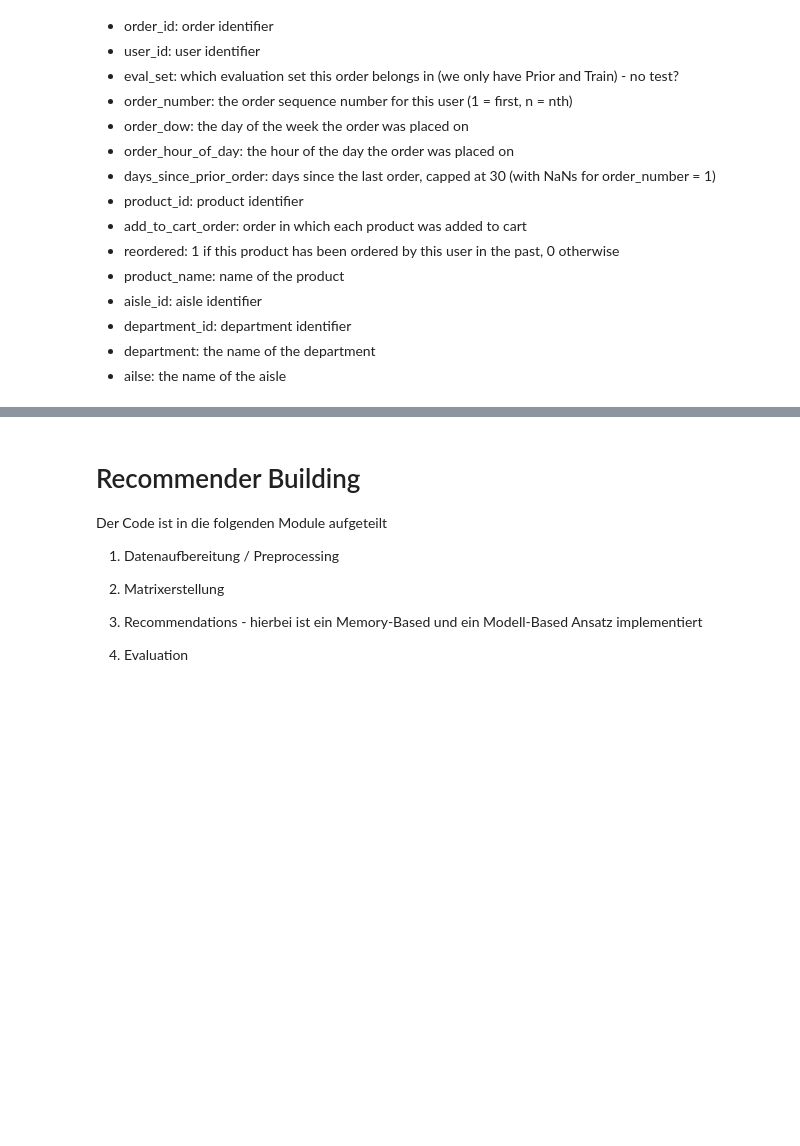
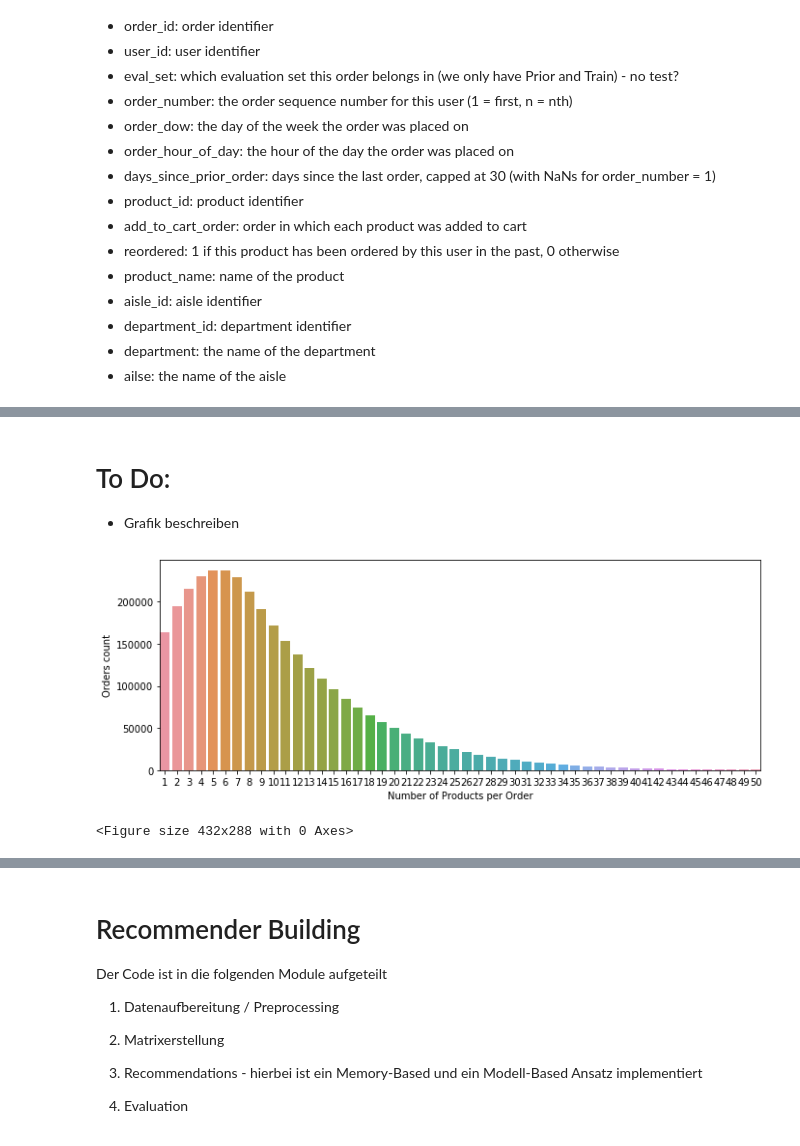
Before and after one commit to eugencuic/FHNW_FS20_Recommender-System-Retail, a Jupyter notebook: Recommender System.ipynb, the cells around one changed output, grey strips where cells are left out. Cells and saved outputs as stored; diff of their text form; code cells hidden in the pictures; blank space fills up the shorter version.

```diff
--- a/Recommender System.ipynb
+++ b/Recommender System.ipynb
@@ -143,0 +136,8 @@ plt.show()
+# %% [markdown]
+# To Do:
+- Grafik beschreiben
+# %%
+fig_prod_per_order(data, 1)
+# %% [output]
+[figure, added]
+<Figure size 432x288 with 0 Axes>
```
Also changed, not shown: parts of 58 cells of this notebook, 6 other files.
